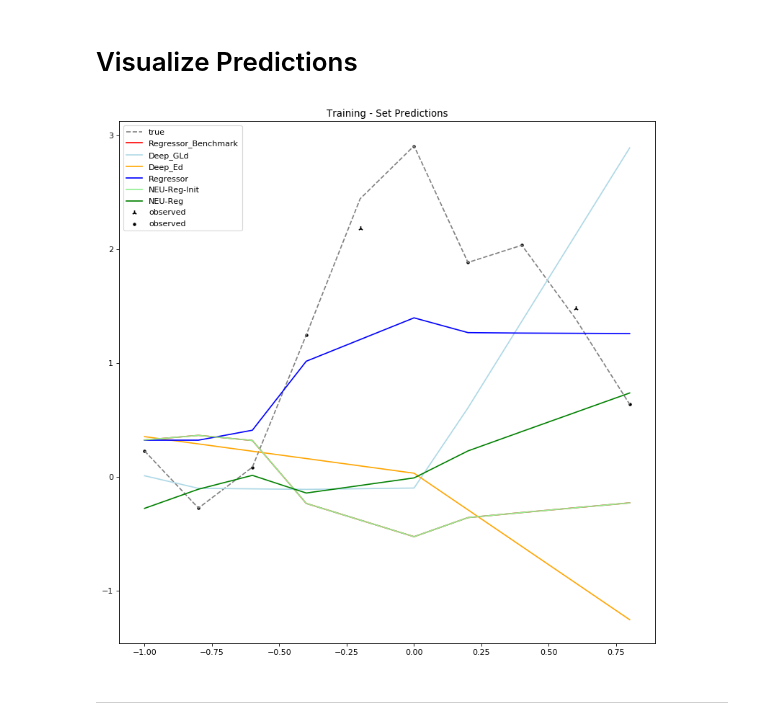
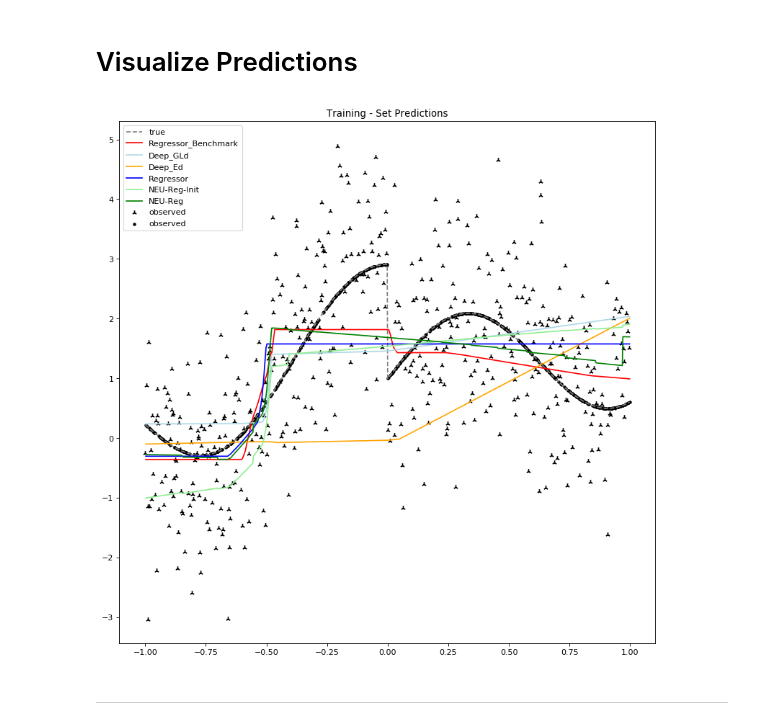
Before and after one commit to AnastasisKratsios/NEU_Non_Euclidean_Upgrading, a Jupyter notebook: NEU_Surgery_BU.ipynb, the cells around one changed output. Saved outputs shown, nothing was run; the diff lists cells and outputs as text; code cells hidden in the pictures.

```diff
--- a/NEU_Surgery_BU.ipynb
+++ b/NEU_Surgery_BU.ipynb
@@ -82,7 +82,7 @@ Path('./inputs/data/').mkdir(parents=True, exist_ok=True)
 robustness_parameter = .1
 
 # Reconfiguration Parameters
-N_Reconfigurations = 10
+N_Reconfigurations = 1
 d = 1 # Dimension of X
 D = 1 # Dimension of Y
 
@@ -92,10 +92,10 @@ noise_level = 1
 
 # Training meta-parameters
 Pre_Epochs = 50
-Full_Epochs = 50
+Full_Epochs = 200
 
 # Depth & Height of first Reconfiguration
-Initial_Depth = 10
+Initial_Depth = 20
 Initial_Height = 5
 
 # Depth & Height Per Reconfiguration
@@ -104,6 +104,8 @@ Height_per_reconfig = 5
 
 # Number of Datapoints
 N_data = 10**3
+Train_step_proportion = .7
+
 
 # Unknown Function
 def unknown_f(x):
@@ -138,7 +140,7 @@ if os.path.exists('./outputs/models/Benchmarks/Linear_Regression/saved_model.pb'
     # Load Readout Map #
     #------------------#
     print('Benchmark model - already exists: Loading...')
-    regression_Benchmark = tf.keras.models.load_model("./outputs/models/NEU/Greedy_Initializations/")
+    regression_Benchmark = tf.keras.models.load_model("./outputs/models/Benchmarks/Linear_Regression/")
     print('Benchmark model - already exists: Loaded.')
 else:
     print('Pre-trained benchmark model does not exist: Training.')
@@ -383,11 +427,11 @@ if os.path.exists("./outputs/models/Benchmarks/Invertible_Networks/GLd_Net/saved
     print('GLd-Nets trained model: Loaded.')
 else:
     print('GLd-Nets Model does not exist: Training.')
-    Deep_GLd = get_base_model_deep_GLd(data_x,
-                                       data_NEU,
-                                       Full_Epochs_in = Full_Epochs,
-                                       depth = (N_Reconfigurations*Initial_Depth),
-                                       height = Height_per_reconfig)
+    Deep_GLd = build_reconfiguration_GLd(model_greedy_initialized=regression_basic,
+                                    trainx = data_x,
+                                    trainy = data_y,
+                                    Full_Epochs_in = Full_Epochs,
+                                    depth= (Depth_per_reconfig*N_Reconfigurations))
 
     #--------------------#
     # Save GLd-Net-Model #
@@ -421,11 +464,11 @@ if os.path.exists("./outputs/models/Benchmarks/Invertible_Networks/Ed_Net/saved_
     print('Ed-Nets trained model: Loaded.')
 else:
     print('Ed-Nets Model does not exist: Training.')
-    Deep_Ed=get_base_model_deep_Euclidean_Networks(data_x,
-                                                   data_NEU,
-                                                   Full_Epochs_in = Full_Epochs,
-                                                   depth = (N_Reconfigurations*Initial_Depth),
-                                                   height = Height_per_reconfig)
+    Deep_Ed=build_reconfiguration_Ed(model_greedy_initialized=regression_basic,
+                                    trainx = data_x,
+                                    trainy = data_y,
+                                    Full_Epochs_in = Full_Epochs,
+                                    depth= (Depth_per_reconfig*N_Reconfigurations))
 
     #--------------------#
     # Save GLd-Net-Model #
@@ -545,34 +596,35 @@ Results_test = pd.DataFrame({'MAE': Results_MAE_test,
 # %%
 # Initialize Plot #
 #-----------------#
 plt.figure(num=None, figsize=(12, 12), dpi=80, facecolor='w', edgecolor='k')
 
 # Generate Plots #
 #----------------#
 
 # Plot Signal
 plt.plot(np.array(data_x_full).reshape(-1,),true_y,color='gray',label='true',linestyle='--')
 # Plot Data
 plt.scatter(np.array(data_x).reshape(-1,),data_y,color='black',label='observed', marker = '2')
 plt.scatter(np.array(data_x_test).reshape(-1,),data_y_test,color='black',label='observed', marker = '.')
 
 # Plot Benchmark(s)
-plt.plot(np.array(data_x_test).reshape(-1,),(predictions_OLS_Benchmark_test[:,1]), color = 'red', label='Regressor_Benchmark')
-plt.plot(np.array(data_x_test).reshape(-1,),Deep_GLd_prediction_test[:,1],color='lightblue',label='Deep_GLd')
-plt.plot(np.array(data_x_test).reshape(-1,),Deep_Ed_prediction_test[:,1],color='orange',label='Deep_Ed')
+plt.plot(np.array(data_x_test).reshape(-1,),(predictions_OLS_Benchmark_test), color = 'red', label='Regressor_Benchmark')
+plt.plot(np.array(data_x_test).reshape(-1,),Deep_GLd_prediction_test,color='lightblue',label='Deep_GLd')
+plt.plot(np.array(data_x_test).reshape(-1,),Deep_Ed_prediction_test,color='orange',label='Deep_Ed')
+
 
 # Plot NEU Regressors
 plt.plot(np.array(data_x_test).reshape(-1,),predictions_OLS_test[:,1], color = 'blue',label='Regressor')
 plt.plot(np.array(data_x_test).reshape(-1,),(NEU_OLS_greedy_initializations_test[:,-1]), color = 'lightgreen',label='NEU-Reg-Init')
 plt.plot(np.array(data_x_test).reshape(-1,),(NEU_OLS_prediction_test.reshape(-1,)), color = 'green',label='NEU-Reg')
 
 # Format Plot #
 #-------------#
 plt.legend(loc="upper left")
 plt.title("Training - Set Predictions")
 plt.show()
 # %% [output]
-[figure, old version]
+[figure, new version]
 # %% [markdown]
  ---
 # %% [markdown]
```
Also changed, not shown: parts of 13 cells of this notebook, 18 other files.
